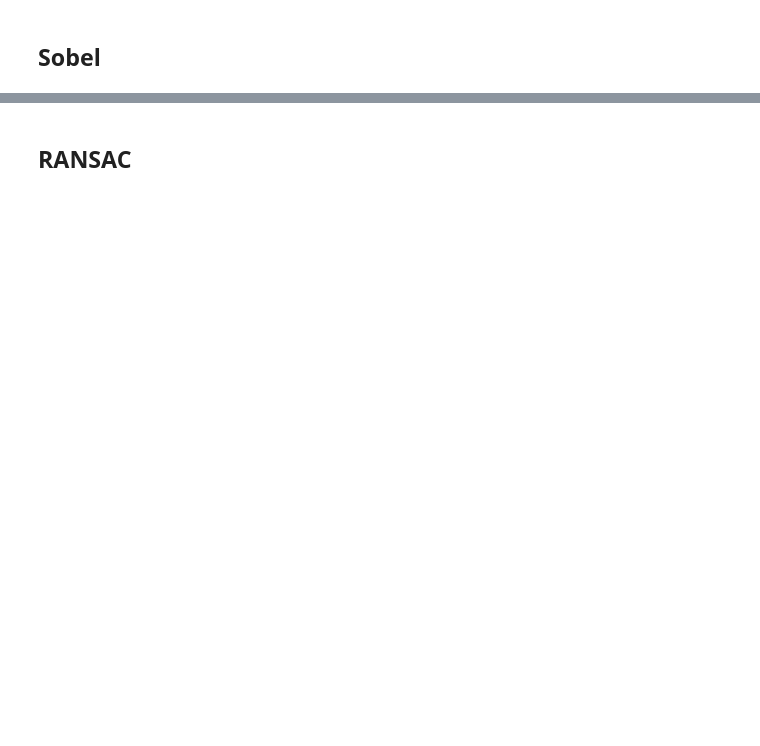
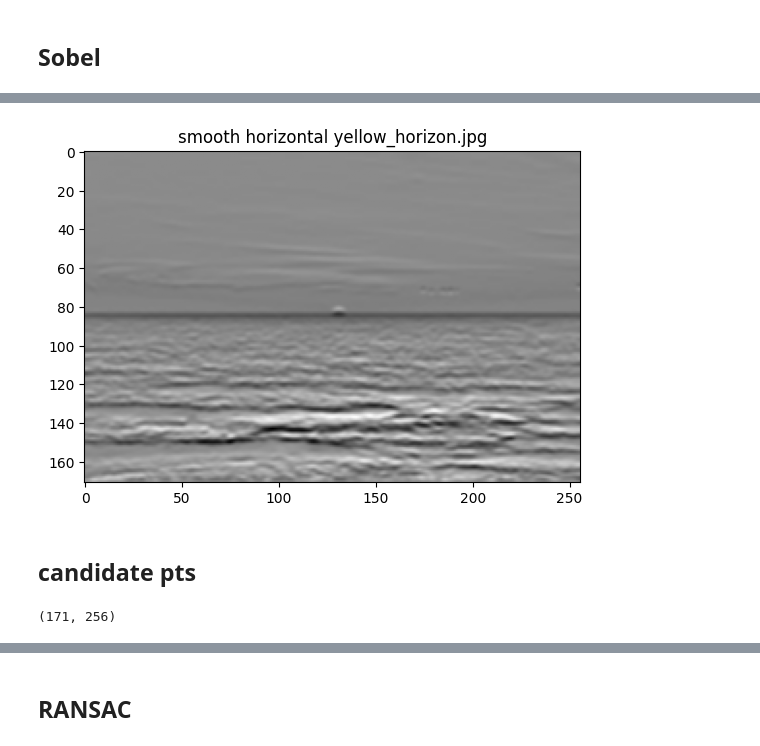
Before and after one commit to marekd6/CV1_labs, a Jupyter notebook: Assignment 03-20251203/cv1_3_2.ipynb, the cells around one changed output, grey strips where cells are left out. Drawn from its saved outputs; the diff is of its cells as text; code cells hidden in the pictures; blank space fills up the shorter version.

```diff
--- a/Assignment 03-20251203/cv1_3_2.ipynb
+++ b/Assignment 03-20251203/cv1_3_2.ipynb
@@ -62,0 +72,7 @@ img = load_display_img(pth)
+# %%
+h_img = ski.filters.sobel_h(smooth_img)
+show_img(h_img, pth, 'smooth horizontal')
+# %% [output]
+[figure, added]
+# %% [markdown]
+## candidate pts
@@ -62,0 +85,4 @@ img = load_display_img(pth)
+# %%
+img.shape
+# %% [output]
+(171, 256)
```
Also changed, not shown: parts of 39 cells of this notebook.
